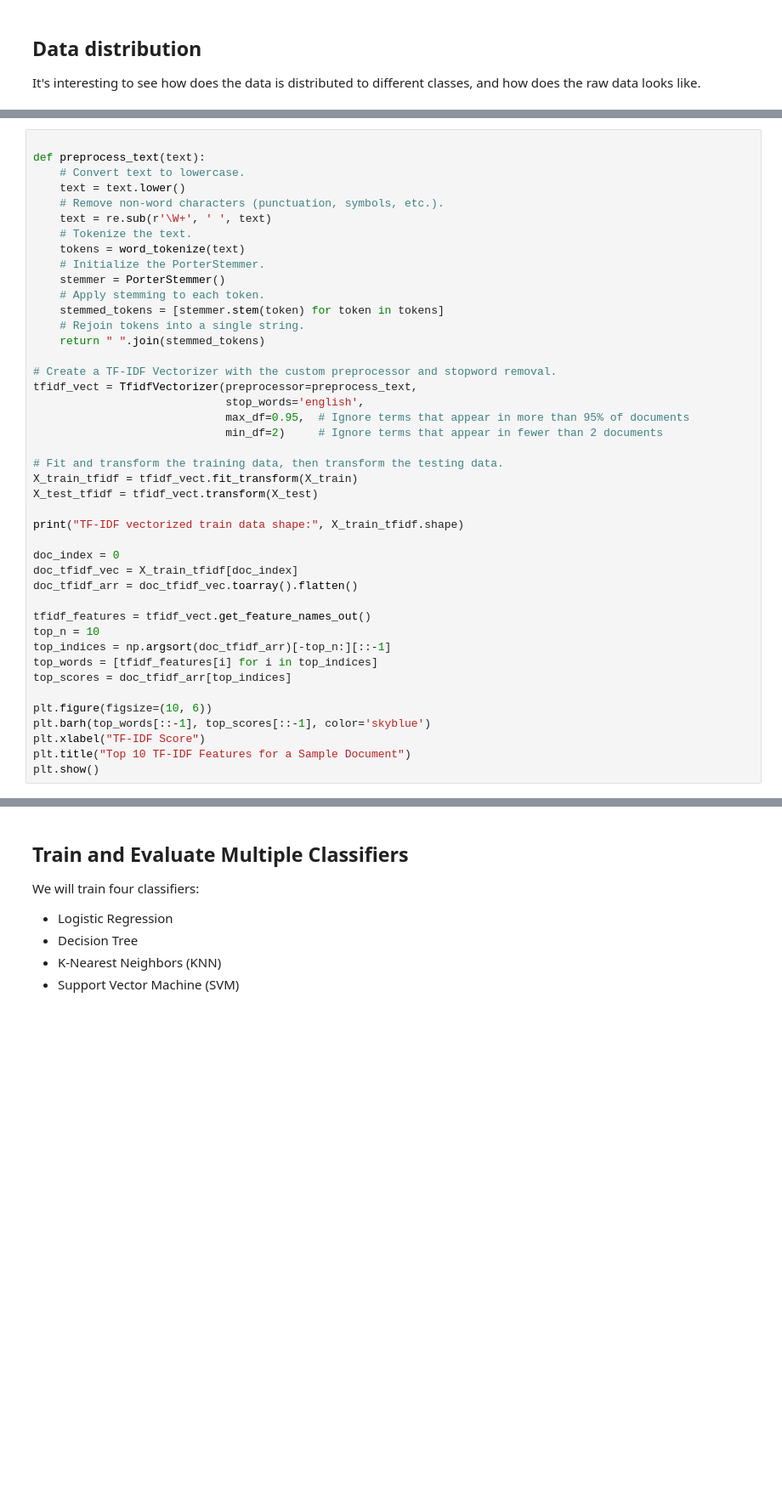
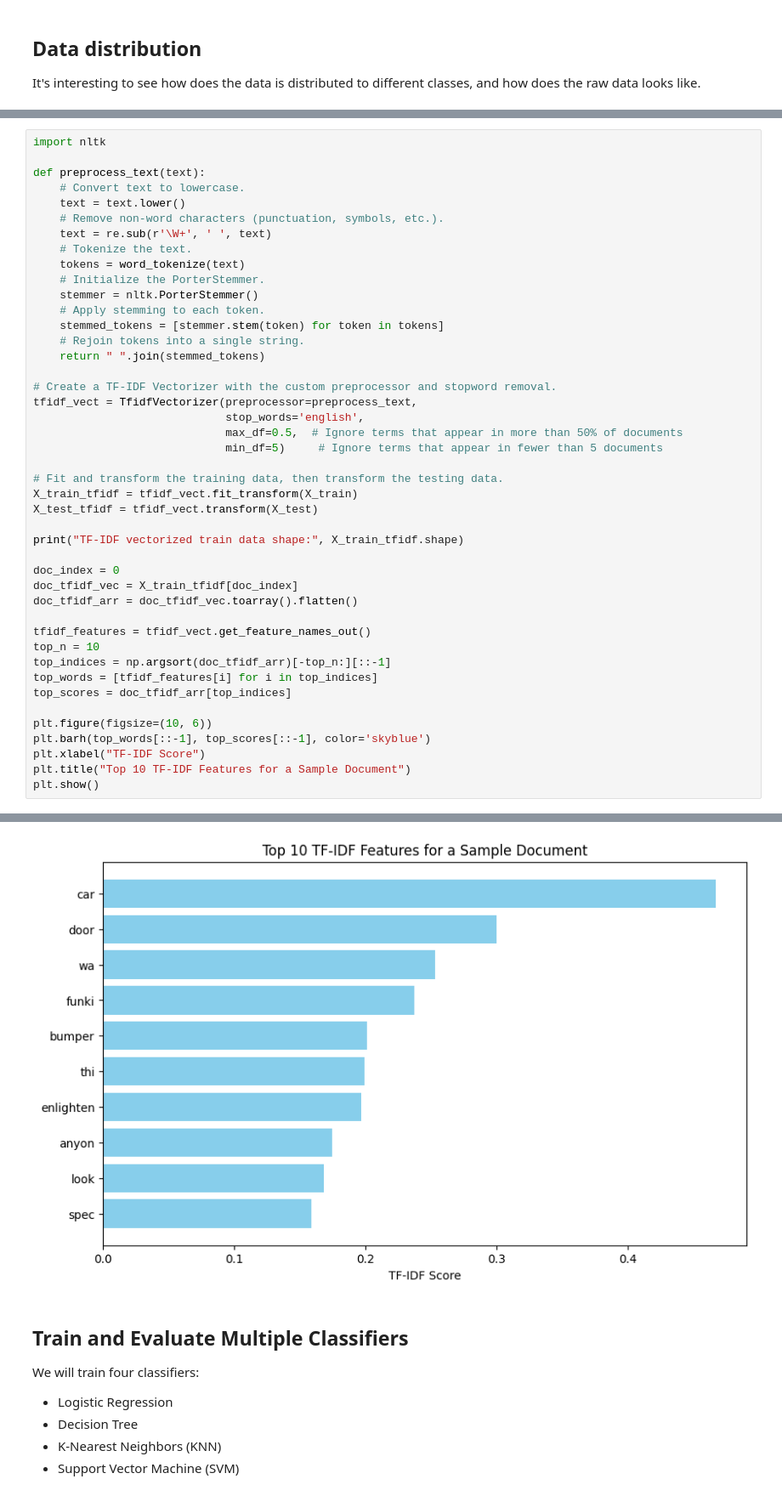
Before and after one commit to benami171/ML_FinalProject, a Jupyter notebook: project.ipynb, the cells around one changed output, grey strips where cells are left out. Shown at 85% size. Drawn from its saved outputs; the diff is of its cells as text; blank space fills up the shorter version.

```diff
--- a/project.ipynb
+++ b/project.ipynb
@@ -123,4 +117,5 @@ We can see the documents in the data contains metadata (headers, signature, prev
 # %%
+import nltk
 
 def preprocess_text(text):
     # Convert text to lowercase.
@@ -130,7 +125,7 @@ def preprocess_text(text):
     # Tokenize the text.
     tokens = word_tokenize(text)
     # Initialize the PorterStemmer.
-    stemmer = PorterStemmer()
+    stemmer = nltk.PorterStemmer()
     # Apply stemming to each token.
     stemmed_tokens = [stemmer.stem(token) for token in tokens]
     # Rejoin tokens into a single string.
@@ -139,8 +134,8 @@ def preprocess_text(text):
 # Create a TF-IDF Vectorizer with the custom preprocessor and stopword removal.
 tfidf_vect = TfidfVectorizer(preprocessor=preprocess_text,
                              stop_words='english',
-                             max_df=0.95,  # Ignore terms that appear in more than 95% of documents
-                             min_df=2)     # Ignore terms that appear in fewer than 2 documents
+                             max_df=0.5,  # Ignore terms that appear in more than 50% of documents
+                             min_df=5)     # Ignore terms that appear in fewer than 5 documents
 
 # Fit and transform the training data, then transform the testing data.
 X_train_tfidf = tfidf_vect.fit_transform(X_train)
@@ -171,3 +163,4 @@ LookupError:
+[figure, added]
 # %% [markdown]
 ## Train and Evaluate Multiple Classifiers
 We will train four classifiers:
```
Also changed, not shown: parts of 14 cells of this notebook.
